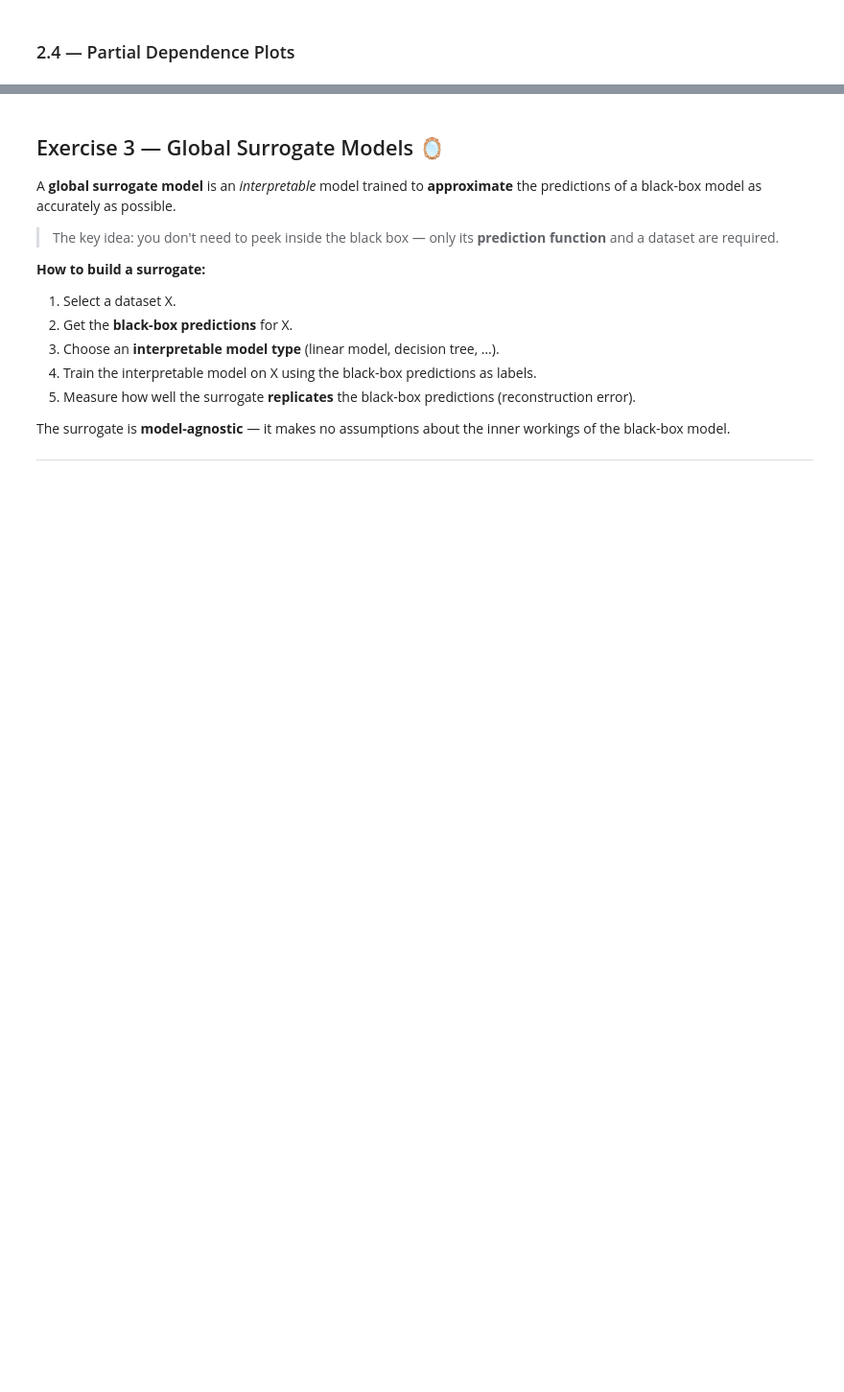
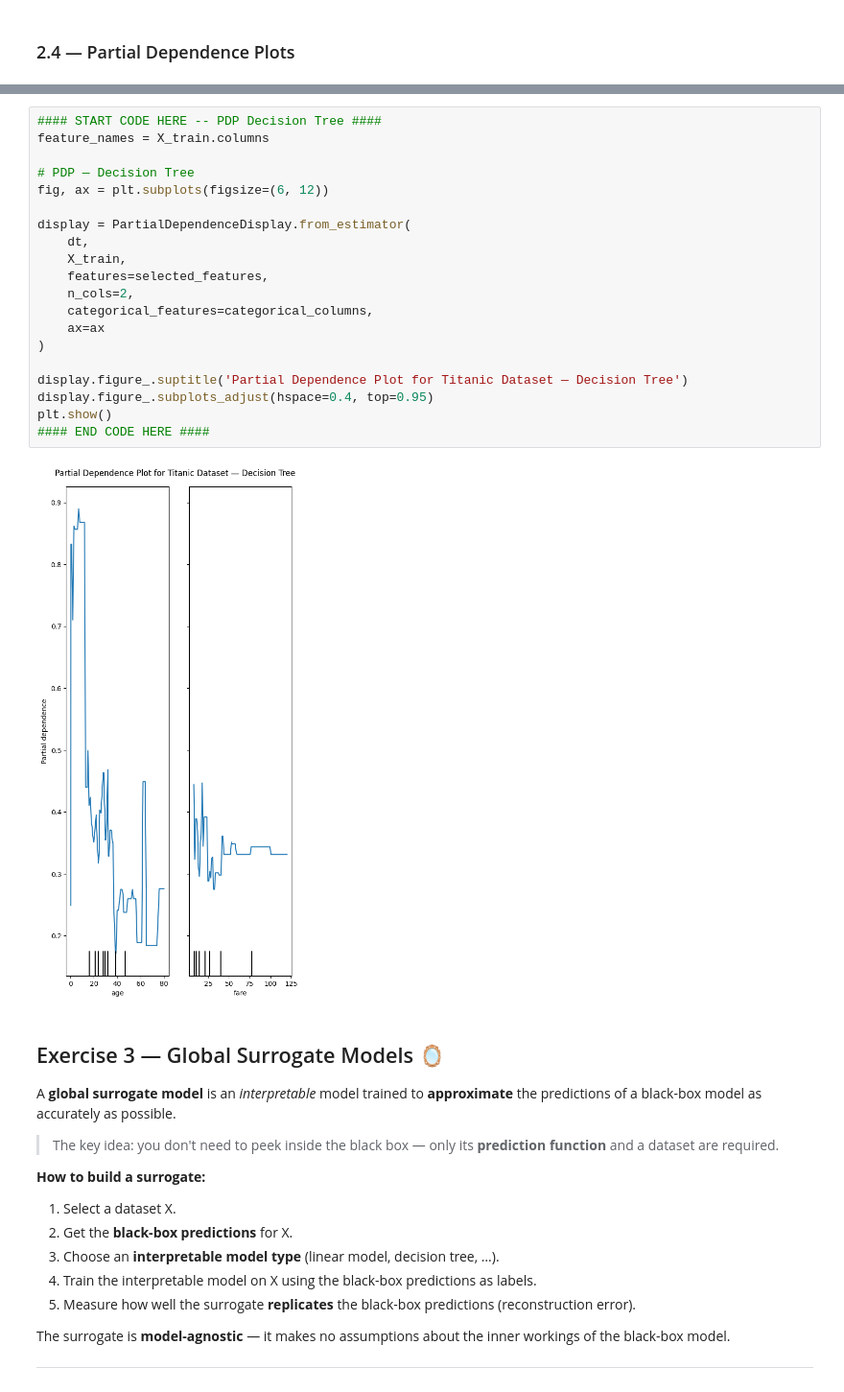
Before and after one commit to Arthvrr/Explanaible-AI-Labs, a Jupyter notebook: Lab 2/Lab02_Global_post_hoc_2026.ipynb, the cells around one changed output, grey strips where cells are left out. Shown at 96% size. Drawn from its saved outputs; the diff is of its cells as text; blank space fills up the shorter version.

```diff
--- a/Lab 2/Lab02_Global_post_hoc_2026.ipynb
+++ b/Lab 2/Lab02_Global_post_hoc_2026.ipynb
@@ -612,3 +715,25 @@ from sklearn.datasets import make_classification
+# %%
+#### START CODE HERE -- PDP Decision Tree ####
+feature_names = X_train.columns
+
+# PDP — Decision Tree
+fig, ax = plt.subplots(figsize=(6, 12))
+
+display = PartialDependenceDisplay.from_estimator(
+    dt,
+    X_train,
+    features=selected_features,
+    n_cols=2,
+    categorical_features=categorical_columns,
+    ax=ax
+)
+
+display.figure_.suptitle('Partial Dependence Plot for Titanic Dataset — Decision Tree')
+display.figure_.subplots_adjust(hspace=0.4, top=0.95)
+plt.show()
+#### END CODE HERE ####
+# %% [output]
+[figure, added]
 # %% [markdown]
 ## Exercise 3 — Global Surrogate Models 🪞
 
```
Also changed, not shown: parts of 24 cells of this notebook, 1 other file.
